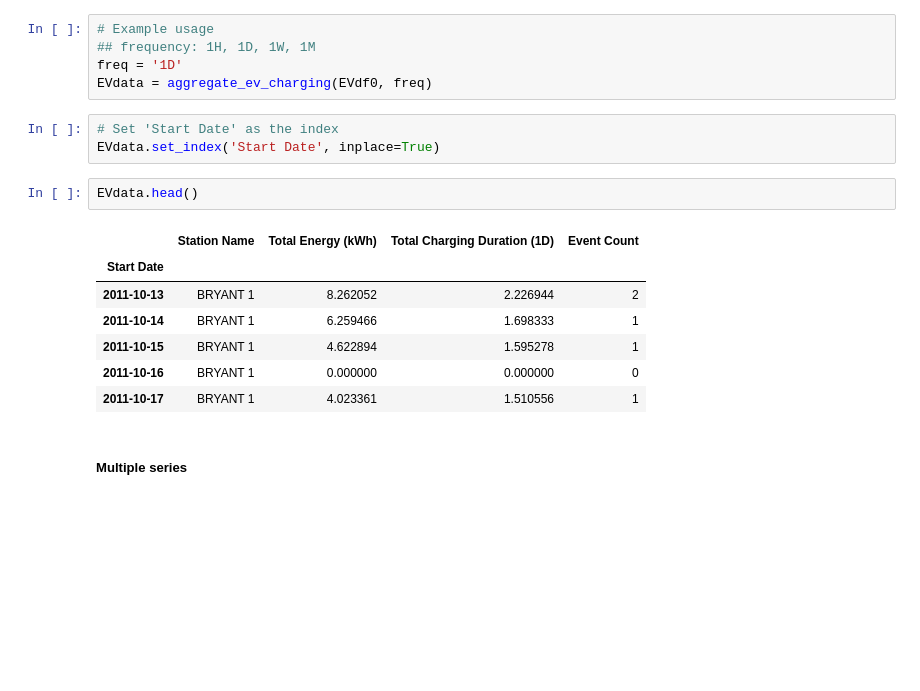
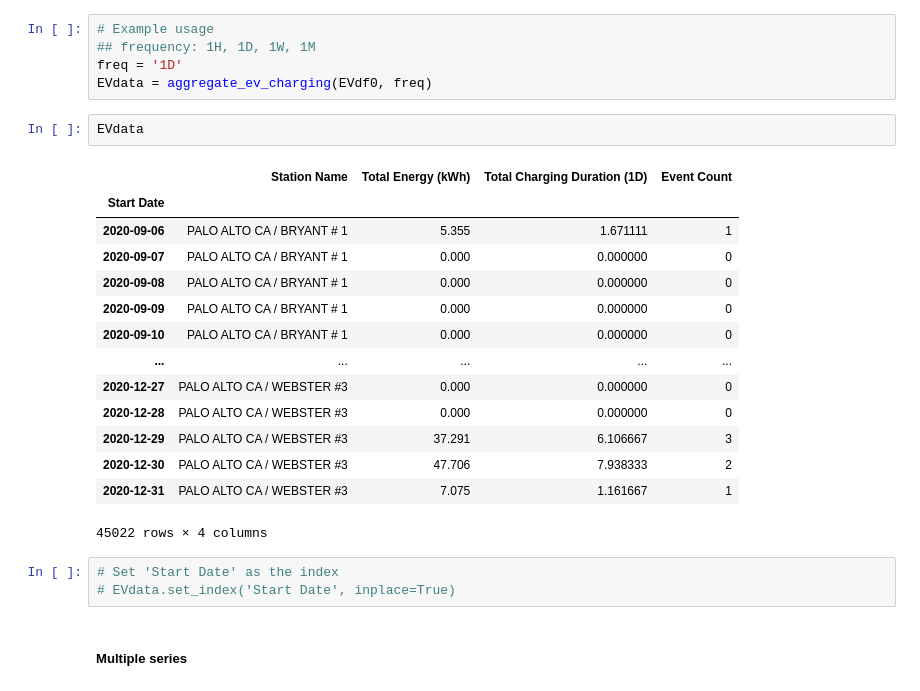
Before and after one commit to Wreck-It-Yuanjie/EV-charging-project, a Jupyter notebook: gluonts_multiple_time_series_EVdata_multiple_models_streamlining.ipynb, the cells around one changed output. Cells and saved outputs as stored; diff of their text form; blank space fills up the shorter version.

```diff
--- a/gluonts_multiple_time_series_EVdata_multiple_models_streamlining.ipynb
+++ b/gluonts_multiple_time_series_EVdata_multiple_models_streamlining.ipynb
@@ -126,19 +142,26 @@ def aggregate_ev_charging(data, time_window='1H'):
 ## frequency: 1H, 1D, 1W, 1M
 freq = '1D'
 EVdata = aggregate_ev_charging(EVdf0, freq)
+# %%
+EVdata
+# %% [output]
+|  | Station Name | Total Energy (kWh) | Total Charging Duration (1D) | Event Count |
+| Start Date |  |  |  |  |
+| 2020-09-06 | PALO ALTO CA / BRYANT # 1 | 5.355 | 1.671111 | 1 |
+| 2020-09-07 | PALO ALTO CA / BRYANT # 1 | 0.000 | 0.000000 | 0 |
+| 2020-09-08 | PALO ALTO CA / BRYANT # 1 | 0.000 | 0.000000 | 0 |
+| 2020-09-09 | PALO ALTO CA / BRYANT # 1 | 0.000 | 0.000000 | 0 |
+| 2020-09-10 | PALO ALTO CA / BRYANT # 1 | 0.000 | 0.000000 | 0 |
+| ... | ... | ... | ... | ... |
+| 2020-12-27 | PALO ALTO CA / WEBSTER #3 | 0.000 | 0.000000 | 0 |
+| 2020-12-28 | PALO ALTO CA / WEBSTER #3 | 0.000 | 0.000000 | 0 |
+| 2020-12-29 | PALO ALTO CA / WEBSTER #3 | 37.291 | 6.106667 | 3 |
+| 2020-12-30 | PALO ALTO CA / WEBSTER #3 | 47.706 | 7.938333 | 2 |
+| 2020-12-31 | PALO ALTO CA / WEBSTER #3 | 7.075 | 1.161667 | 1 |
+45022 rows × 4 columns
 # %%
 # Set 'Start Date' as the index
-EVdata.set_index('Start Date', inplace=True)
+# EVdata.set_index('Start Date', inplace=True)
-# %%
-EVdata.head()
-# %% [output]
-|  | Station Name | Total Energy (kWh) | Total Charging Duration (1D) | Event Count |
-| Start Date |  |  |  |  |
-| 2011-10-13 | BRYANT 1 | 8.262052 | 2.226944 | 2 |
-| 2011-10-14 | BRYANT 1 | 6.259466 | 1.698333 | 1 |
-| 2011-10-15 | BRYANT 1 | 4.622894 | 1.595278 | 1 |
-| 2011-10-16 | BRYANT 1 | 0.000000 | 0.000000 | 0 |
-| 2011-10-17 | BRYANT 1 | 4.023361 | 1.510556 | 1 |
 # %% [markdown]
 ##### Multiple series
 # %%
```
Also changed, not shown: parts of 22 cells of this notebook, 15 other files.
